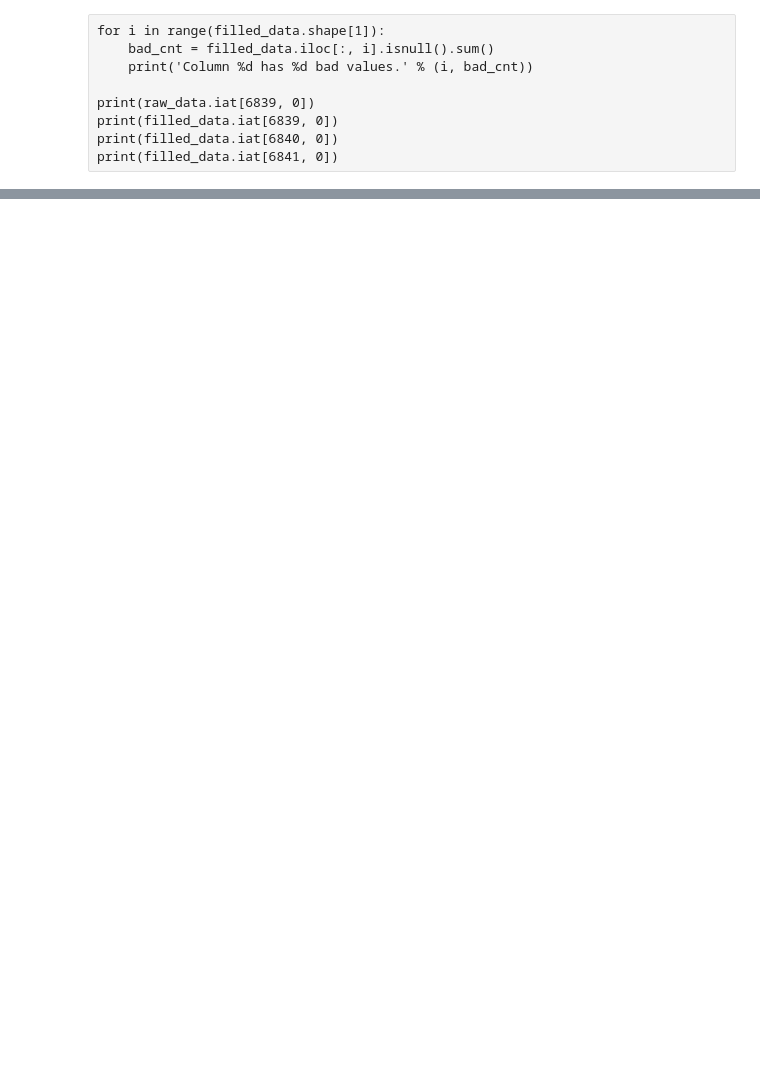
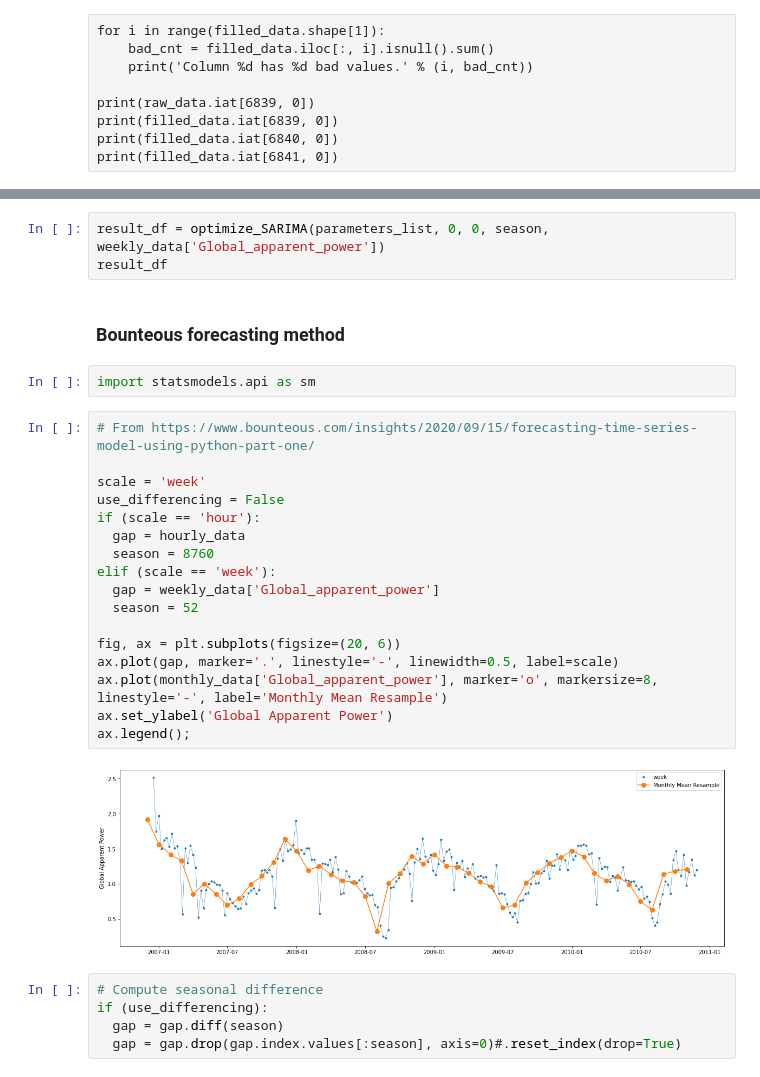
Before and after one commit to antwon87/CMPE255_Project, a Jupyter notebook: AF_scratch.ipynb, the cells around one changed output, grey strips where cells are left out. Cells and saved outputs as stored; diff of their text form; blank space fills up the shorter version.

```diff
--- a/AF_scratch.ipynb
+++ b/AF_scratch.ipynb
@@ -171,0 +370,31 @@ plt.show()
+# %%
+result_df = optimize_SARIMA(parameters_list, 0, 0, season, weekly_data['Global_apparent_power'])
+result_df
+# %% [markdown]
+### Bounteous forecasting method
+# %%
+import statsmodels.api as sm
+# %%
+# From https://www.bounteous.com/insights/2020/09/15/forecasting-time-series-model-using-python-part-one/
+
+scale = 'week'
+use_differencing = False
+if (scale == 'hour'):
+  gap = hourly_data
+  season = 8760
+elif (scale == 'week'):
+  gap = weekly_data['Global_apparent_power']
+  season = 52
+
+fig, ax = plt.subplots(figsize=(20, 6))
+ax.plot(gap, marker='.', linestyle='-', linewidth=0.5, label=scale)
+ax.plot(monthly_data['Global_apparent_power'], marker='o', markersize=8, linestyle='-', label='Monthly Mean Resample')
+ax.set_ylabel('Global Apparent Power')
+ax.legend();
+# %% [output]
+[figure, added]
+# %%
+# Compute seasonal difference
+if (use_differencing):
+  gap = gap.diff(season)
+  gap = gap.drop(gap.index.values[:season], axis=0)#.reset_index(drop=True)
```
Also changed, not shown: parts of 55 cells of this notebook, 1 other file.
